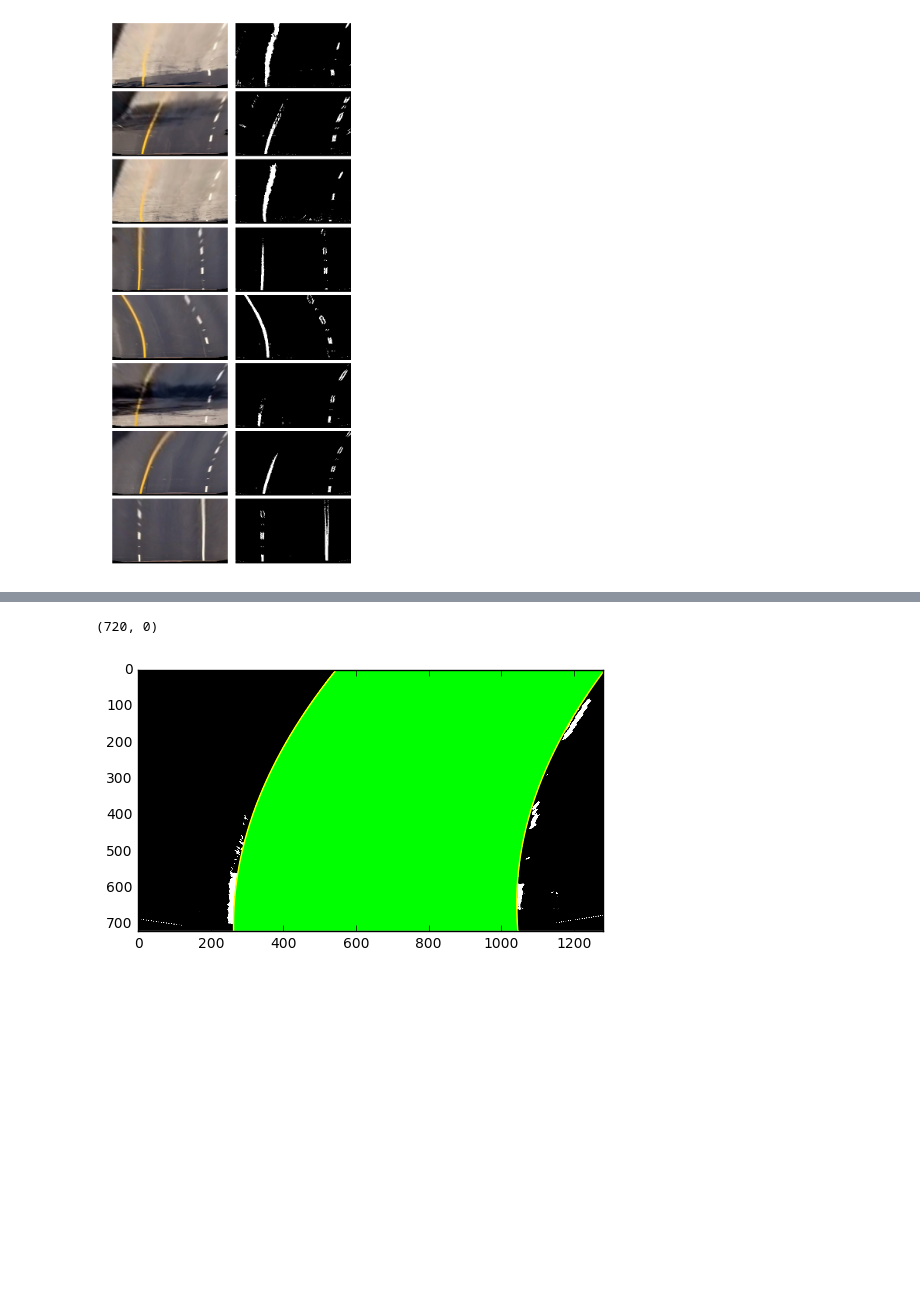
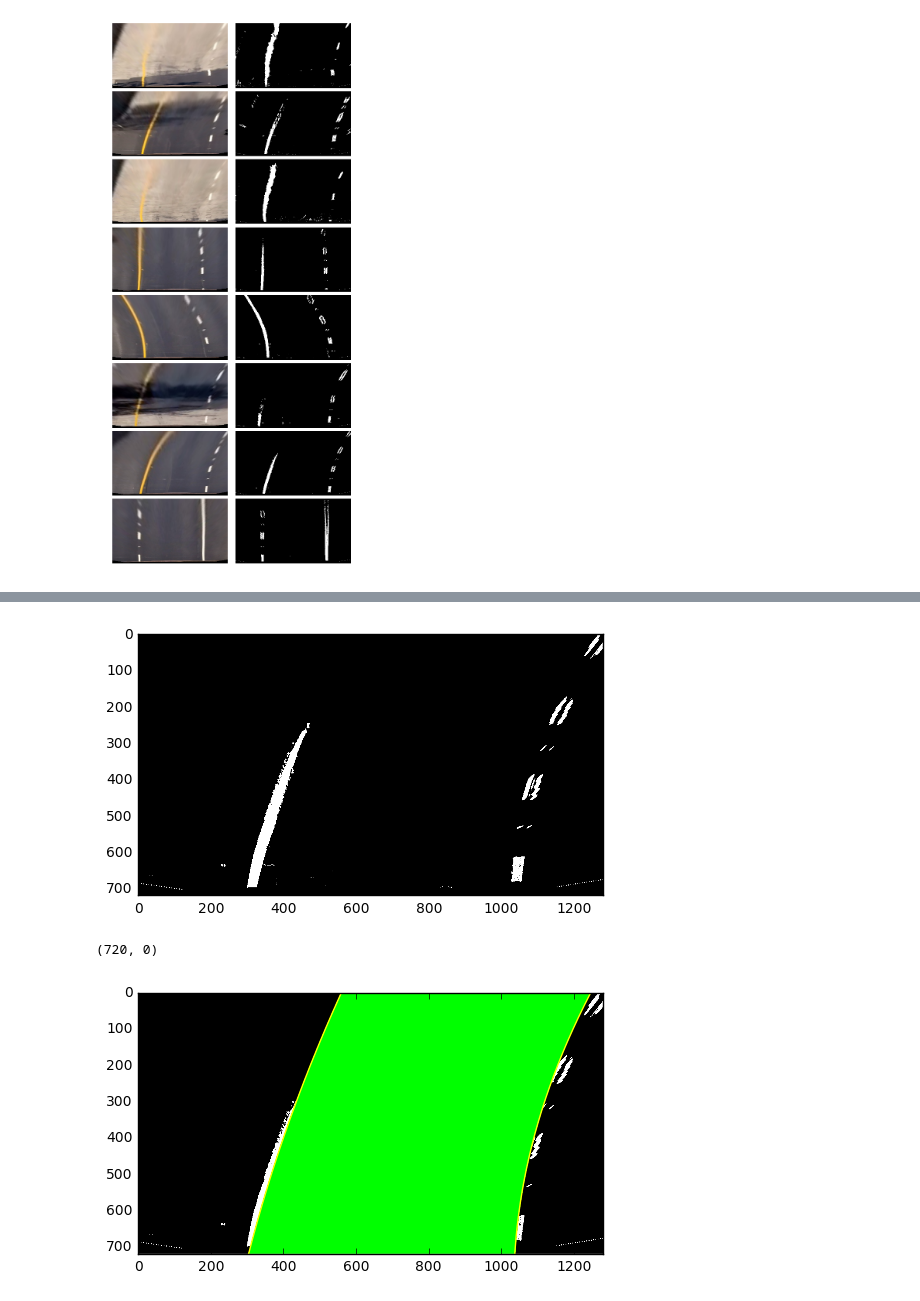
Before and after one commit to Allensmile/CarND-Advanced-Lane-Lines, a Jupyter notebook: src/Image_Analysis.ipynb, the cells around one changed output, grey strips where cells are left out. Cells and saved outputs as stored; diff of their text form; code cells hidden in the pictures; blank space fills up the shorter version.

```diff
--- a/src/Image_Analysis.ipynb
+++ b/src/Image_Analysis.ipynb
@@ -300,24 +300,28 @@ right_fit = np.polyfit(righty, rightx, 2)
 # %%
+plt.imshow(binary_warped, cmap='gray')
+plt.show()
+
 fity = np.linspace(0, binary_warped.shape[0]-1, binary_warped.shape[0] )
 fit_leftx = left_fit[0]*fity**2 + left_fit[1]*fity + left_fit[2]
 fit_rightx = right_fit[0]*fity**2 + right_fit[1]*fity + right_fit[2]
 
-out_image[nonzeroy[left_lane_inds], nonzerox[left_lane_inds], 0] = 255
-out_image[nonzeroy[right_lane_inds], nonzerox[right_lane_inds], 2] = 255
+#binary_warped[nonzeroy[left_lane_inds], nonzerox[left_lane_inds], 0] = 255
+#binary_warped[nonzeroy[right_lane_inds], nonzerox[right_lane_inds], 2] = 255
 
 pts_left = np.array([np.transpose(np.vstack([fit_leftx, fity]))])
 pts_right = np.array([np.flipud(np.transpose(np.vstack([fit_rightx, fity])))])
 pts = np.hstack((pts_left, pts_right))
-cv2.fillPoly(out_image, np.int_([pts]), (0,255, 0))
+cv2.fillPoly(binary_warped, np.int_([pts]), (0,255, 0))
 
-plt.imshow(out_image)
+plt.imshow(binary_warped)
 plt.plot(fit_leftx, fity, color='yellow')
 plt.plot(fit_rightx, fity, color='yellow')
 plt.xlim(0, 1280)
 plt.ylim(720, 0)
 # %% [output]
+[figure, new version]
 (720, 0)
-[figure, old version]
+[figure, added]
 # %%
 window_img = np.zeros_like(undistorted)
 
```
Also changed, not shown: parts of 3 cells of this notebook.
